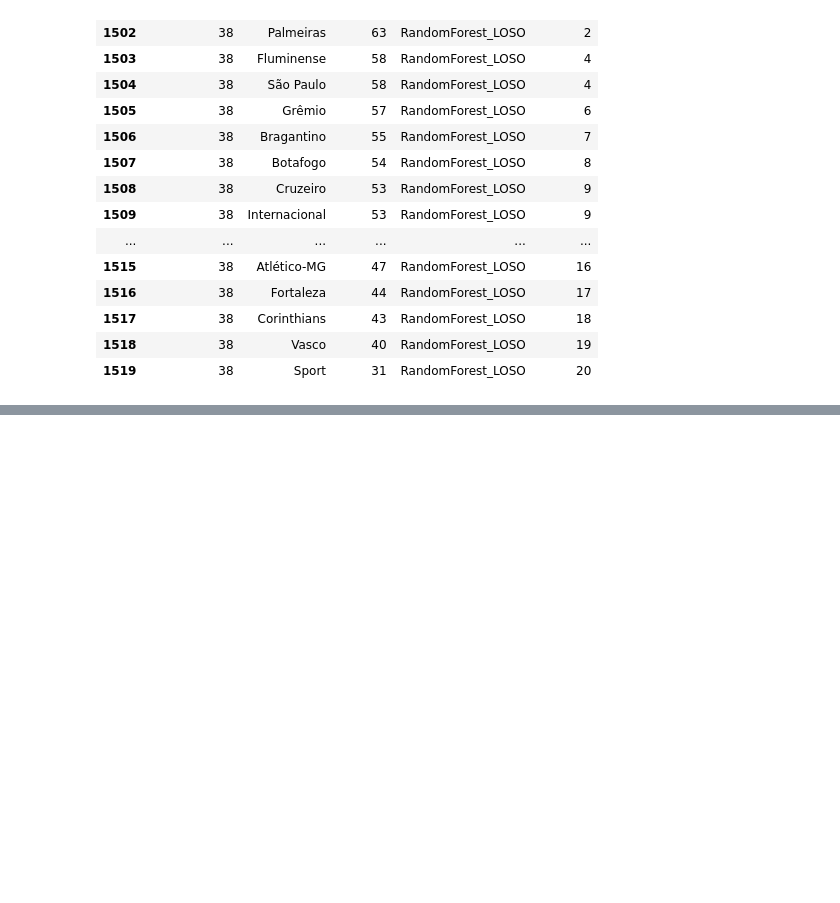
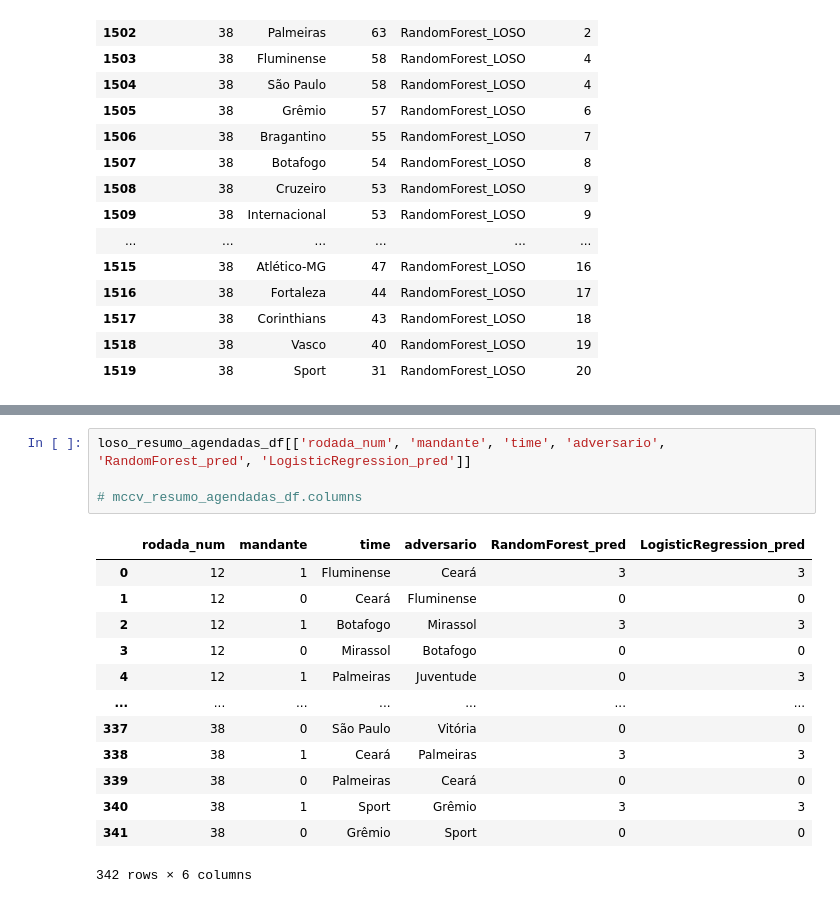
Before and after one commit to betoschneider/brasileirao, a Jupyter notebook: brasileirao-analise.ipynb, the cells around one changed output, grey strips where cells are left out. Cells and saved outputs as stored; diff of their text form; blank space fills up the shorter version.

```diff
--- a/brasileirao-analise.ipynb
+++ b/brasileirao-analise.ipynb
@@ -858,0 +878,18 @@ tabela_evolucao_df[(tabela_evolucao_df['rodada_num'] == 38) & (tabela_evolucao_d
+# %%
+loso_resumo_agendadas_df[['rodada_num', 'mandante', 'time', 'adversario', 'RandomForest_pred', 'LogisticRegression_pred']]
+
+# mccv_resumo_agendadas_df.columns
+# %% [output]
+|  | rodada_num | mandante | time | adversario | RandomForest_pred | LogisticRegression_pred |
+| 0 | 12 | 1 | Fluminense | Ceará | 3 | 3 |
+| 1 | 12 | 0 | Ceará | Fluminense | 0 | 0 |
+| 2 | 12 | 1 | Botafogo | Mirassol | 3 | 3 |
+| 3 | 12 | 0 | Mirassol | Botafogo | 0 | 0 |
+| 4 | 12 | 1 | Palmeiras | Juventude | 0 | 3 |
+| ... | ... | ... | ... | ... | ... | ... |
+| 337 | 38 | 0 | São Paulo | Vitória | 0 | 0 |
+| 338 | 38 | 1 | Ceará | Palmeiras | 3 | 3 |
+| 339 | 38 | 0 | Palmeiras | Ceará | 0 | 0 |
+| 340 | 38 | 1 | Sport | Grêmio | 3 | 3 |
+| 341 | 38 | 0 | Grêmio | Sport | 0 | 0 |
+342 rows × 6 columns
```
Also changed, not shown: parts of 4 cells of this notebook, 3 other files.
